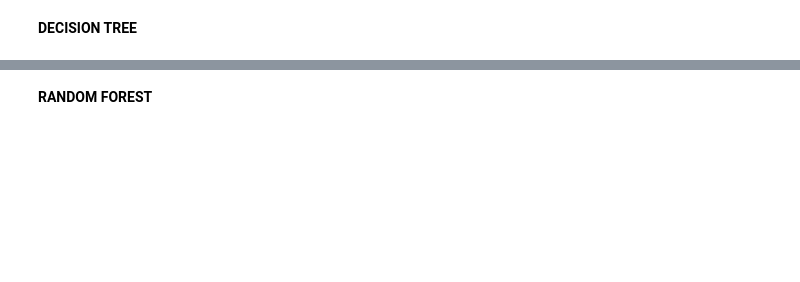
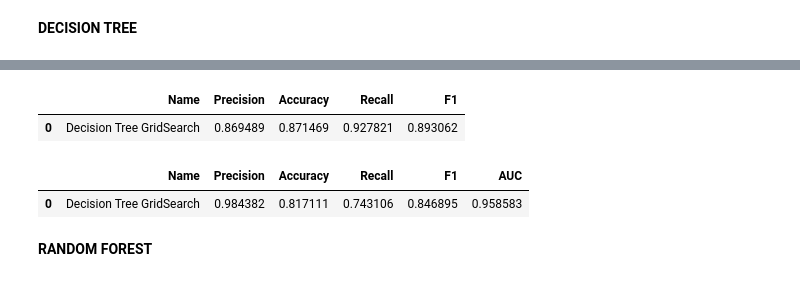
Before and after one commit to ItsAksai/UNSW-NB15-binary-classification, a Jupyter notebook: ML.ipynb, the cells around one changed output, grey strips where cells are left out. Saved outputs shown, nothing was run; the diff lists cells and outputs as text; code cells hidden in the pictures; blank space fills up the shorter version.

```diff
--- a/ML.ipynb
+++ b/ML.ipynb
@@ -308,7 +317,7 @@ tree_param = {
 #with open(os.path.join(os.getcwd(),'ML_models_results/tree_grid.pkl'),'wb') as to_write:
 #    pickle.dump(tree_grid,to_write)
 
-#with open(os.path.join(os.getcwd(),'ML_models_results/tree_grid.pkl'),'rb') as to_read:
-#   tree_grid = pickle.load(to_read)
+with open(os.path.join(os.getcwd(),'ML_models_results/tree_grid.pkl'),'rb') as to_read:
+   tree_grid = pickle.load(to_read)
 # %%
 pred_scores(tree_grid,'Decision Tree',x_test,y_test,x_train,y_train,'recall')
@@ -317,9 +340,15 @@ tree_grid.best_params_
 # %%
-DecisionTree = tree_grid,'Decision Tree GridSearch', 'recall')
+DecisionTree = make_table(tree_grid,'Decision Tree GridSearch', 'recall')
 DecisionTree
+# %% [output]
+|  | Name | Precision | Accuracy | Recall | F1 |
+| 0 | Decision Tree GridSearch | 0.869489 | 0.871469 | 0.927821 | 0.893062 |
 # %%
-DecisionTree_result = pd.concat([DecisionTree_result, make_table_results(tree_grid,'Decision Tree GridSearch',0.5,x_test,y_test)],ignore_index = True)
+DecisionTree_result = make_table_results(tree_grid,'Decision Tree GridSearch',0.5,x_test,y_test)
 DecisionTree_result
+# %% [output]
+|  | Name | Precision | Accuracy | Recall | F1 | AUC |
+| 0 | Decision Tree GridSearch | 0.984382 | 0.817111 | 0.743106 | 0.846895 | 0.958583 |
 # %% [markdown]
 **RANDOM FOREST**
 # %%
```
Also changed, not shown: parts of 56 cells of this notebook, 1 other file.
